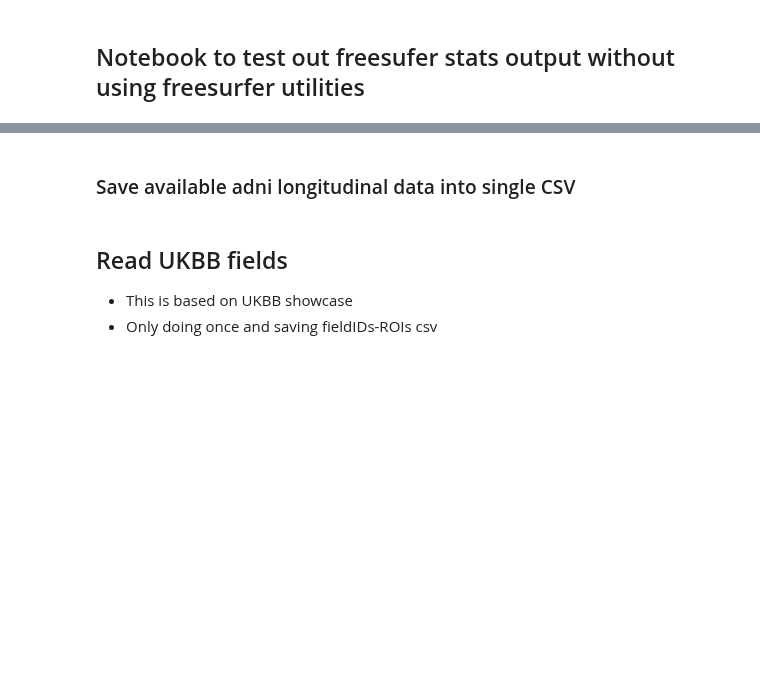
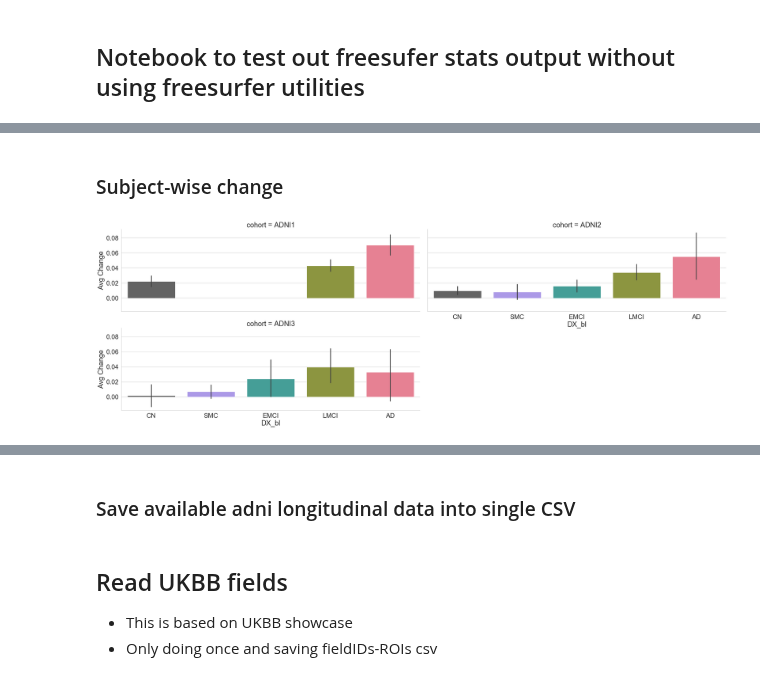
Before and after one commit to nikhil153/brain-diff, a Jupyter notebook: notebooks/9_freesurfer_stats.ipynb, the cells around one changed output, grey strips where cells are left out. Drawn from its saved outputs; the diff is of its cells as text; code cells hidden in the pictures; blank space fills up the shorter version.

```diff
--- a/notebooks/9_freesurfer_stats.ipynb
+++ b/notebooks/9_freesurfer_stats.ipynb
@@ -234,0 +193,11 @@ Number of subjects with two visit data: 267
+# %% [markdown]
+### Subject-wise change
+# %%
+plot_df = CT_avg_diff_df.copy()
+plot_df = plot_df.rename(columns={"COLPROT":"cohort"})
+sns.set(font_scale=2)
+with sns.axes_style("whitegrid"):
+    g = sns.catplot(x="DX_bl",y="Avg Change",col="cohort", kind="bar", col_wrap=2,
+    order=dx_order, col_order=cohort_order, aspect=3,data=plot_df, palette=pal)
+# %% [output]
+[figure, added]
```
Also changed, not shown: parts of 29 cells of this notebook, 4 other files.
